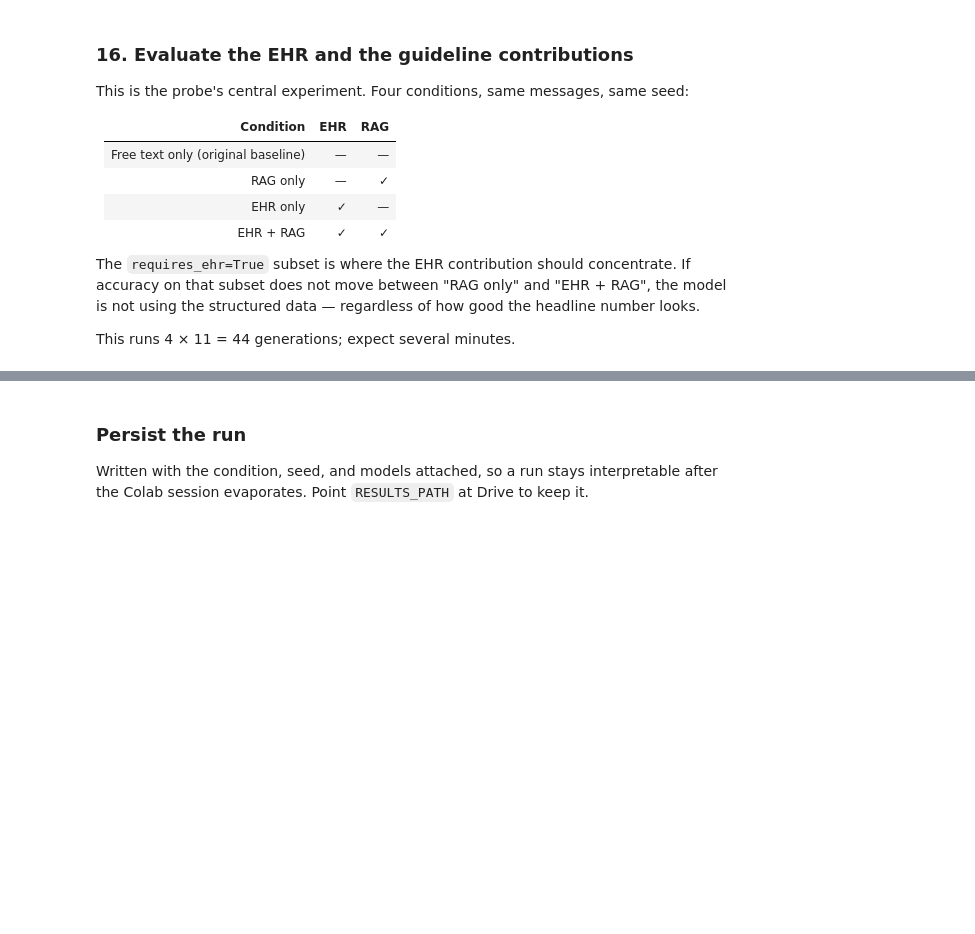
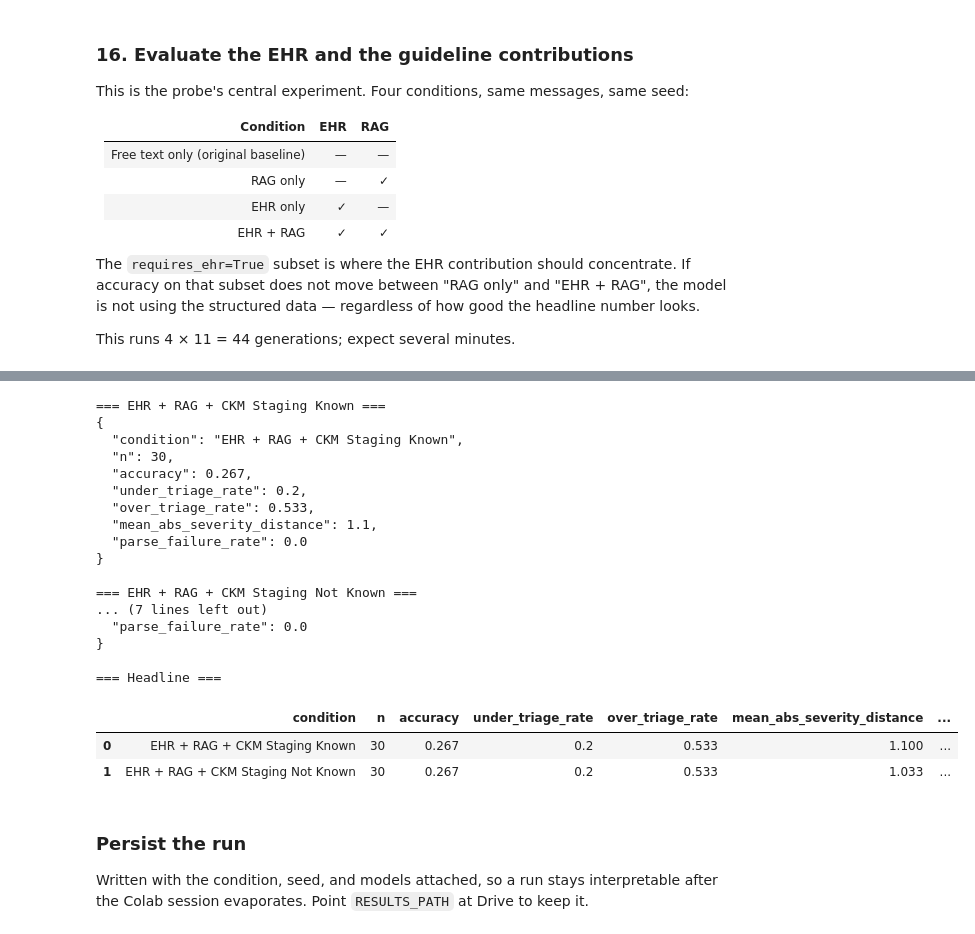
Before and after one commit to lhsalud/ckm-genai-probe, a Jupyter notebook: llm_tester/ckm_genai_probe_rag.ipynb, the cells around one changed output, grey strips where cells are left out. Saved outputs shown, nothing was run; the diff lists cells and outputs as text; code cells hidden in the pictures; blank space fills up the shorter version.

```diff
--- a/llm_tester/ckm_genai_probe_rag.ipynb
+++ b/llm_tester/ckm_genai_probe_rag.ipynb
@@ -1287,3 +1384,59 @@ display(pd.DataFrame([summarize(d, d["condition"].iloc[0]) for d in ablation_fra
+# %%
+# Now test with and without patien't CKM stage known
+conditions = [
+#    ("free text only", False, False, False),
+#    ("RAG only", False, True, False),
+#    ("EHR only", True,  False, False),
+    ("EHR + RAG + CKM Staging Known", True,  True, True),
+    ("EHR + RAG + CKM Staging Not Known", True,  True, False),
+]
+ablation_frames = []
+for label, use_ehr, use_rag, use_ckm_stage in conditions:
+    print(f"\n=== {label} ===")
+    df = evaluate(use_ehr=use_ehr, use_rag=use_rag, use_ckm_stage=use_ckm_stage, verbose=False)
+    df["condition"] = label
+    ablation_frames.append(df)
+    print(json.dumps(summarize(df, label), indent=2))
+
+ablation = pd.concat(ablation_frames, ignore_index=True)
+
+print("\n=== Headline ===")
+display(pd.DataFrame([summarize(d, d["condition"].iloc[0]) for d in ablation_frames]))
+
+# print("\n=== Accuracy on the requires_ehr subset (the EHR-dependent items) ===")
+# display(
+#     ablation[ablation["requires_ehr"]]
+#     .groupby("condition")["correct"].agg(["mean", "count"])
+#     .rename(columns={"mean": "accuracy", "count": "n"})
+#     .reindex([c[0] for c in conditions])
+# )
+
+# print("\n=== Accuracy by message ambiguity ===")
+# display(
+#     ablation.pivot_table(index="condition", columns="ambiguity", values="correct", aggfunc="mean")
+#     .reindex([c[0] for c in conditions])
+#)
+# %% [output]
+=== EHR + RAG + CKM Staging Known ===
+{
+  "condition": "EHR + RAG + CKM Staging Known",
+  "n": 30,
+  "accuracy": 0.267,
+  "under_triage_rate": 0.2,
+  "over_triage_rate": 0.533,
+  "mean_abs_severity_distance": 1.1,
+  "parse_failure_rate": 0.0
+}
+
+=== EHR + RAG + CKM Staging Not Known ===
+... (7 lines left out)
+  "parse_failure_rate": 0.0
+}
+
+=== Headline ===
+|  | condition | n | accuracy | under_triage_rate | over_triage_rate | mean_abs_severity_distance | ... |
+| 0 | EHR + RAG + CKM Staging Known | 30 | 0.267 | 0.2 | 0.533 | 1.100 | ... |
+| 1 | EHR + RAG + CKM Staging Not Known | 30 | 0.267 | 0.2 | 0.533 | 1.033 | ... |
 # %% [markdown]
 ### Persist the run
 
```
Also changed, not shown: parts of 23 cells of this notebook, 3 other files.
